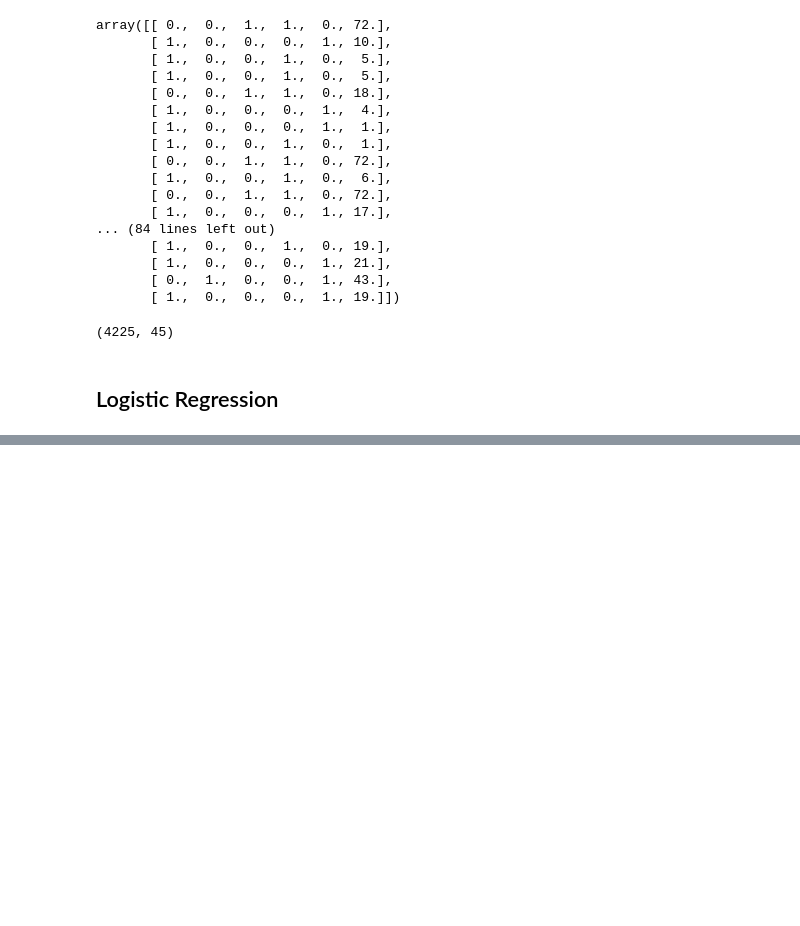
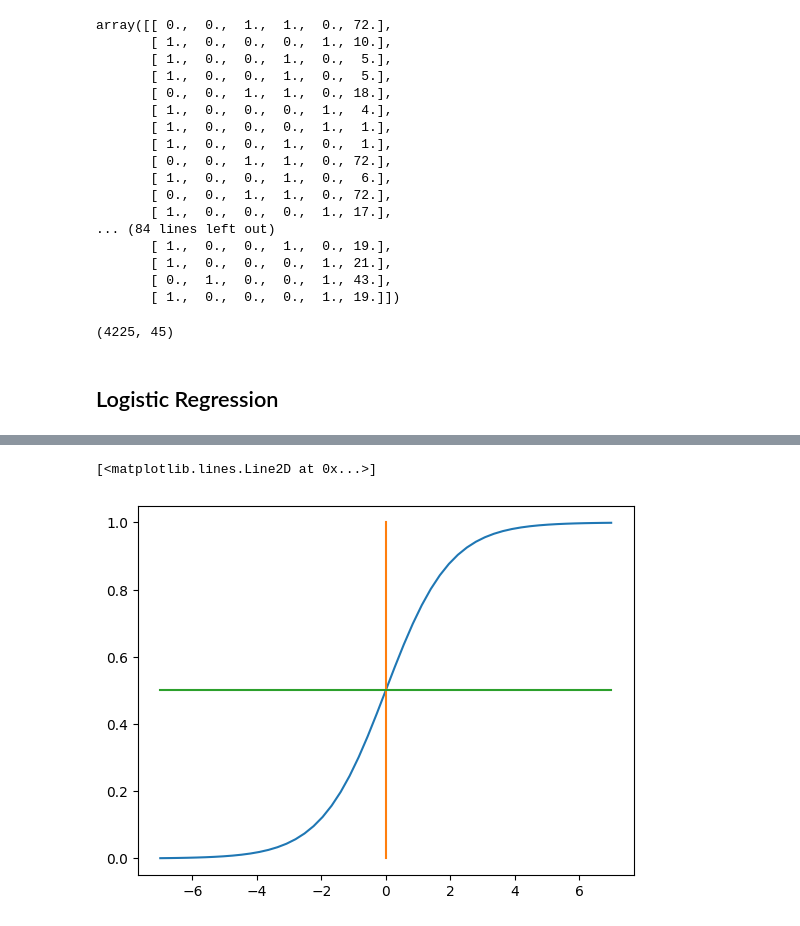
Before and after one commit to Falfat/Machine-Learning-Zoomcamp, a Jupyter notebook: 03-classification/classification.ipynb, the cells around one changed output, grey strips where cells are left out. Drawn from its saved outputs; the diff is of its cells as text; code cells hidden in the pictures; blank space fills up the shorter version.

```diff
--- a/03-classification/classification.ipynb
+++ b/03-classification/classification.ipynb
@@ -599,0 +602,12 @@ X_val = dv.transform(val_dicts) # we don't fit on the val data
+# %%
+def sigmoid(z):
+    return (1 / (1 + np.exp(-z)))
+# %%
+z = np.linspace(-7, 7, 51)
+# %%
+plt.plot(z, sigmoid(z))
+plt.plot(np.zeros(20), np.linspace(0, 1, 20))
+plt.plot(np.linspace(-7, 7, 20), np.ones(20)*0.5)
+# %% [output]
+[<matplotlib.lines.Line2D at 0x...>]
+[figure, added]
```
Also changed, not shown: parts of 37 cells of this notebook.
